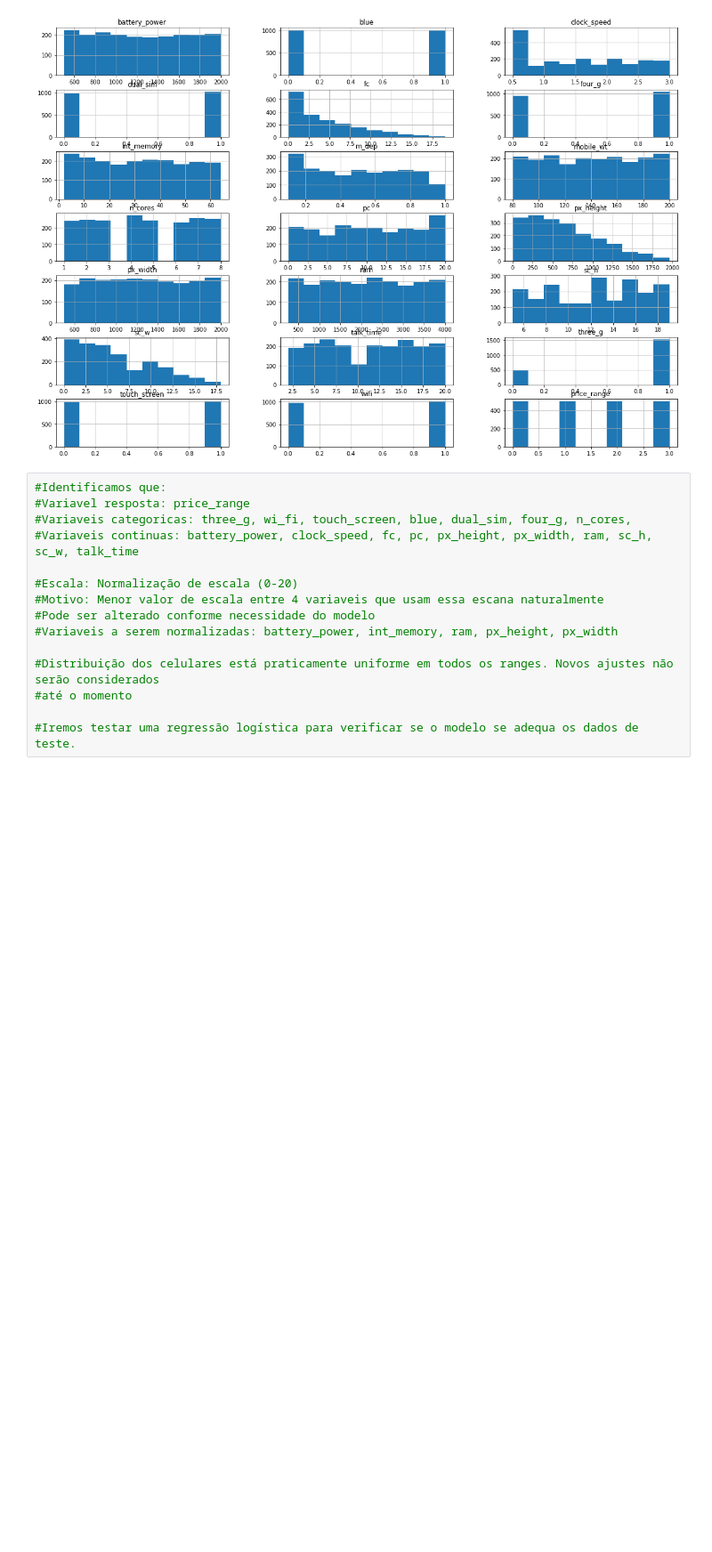
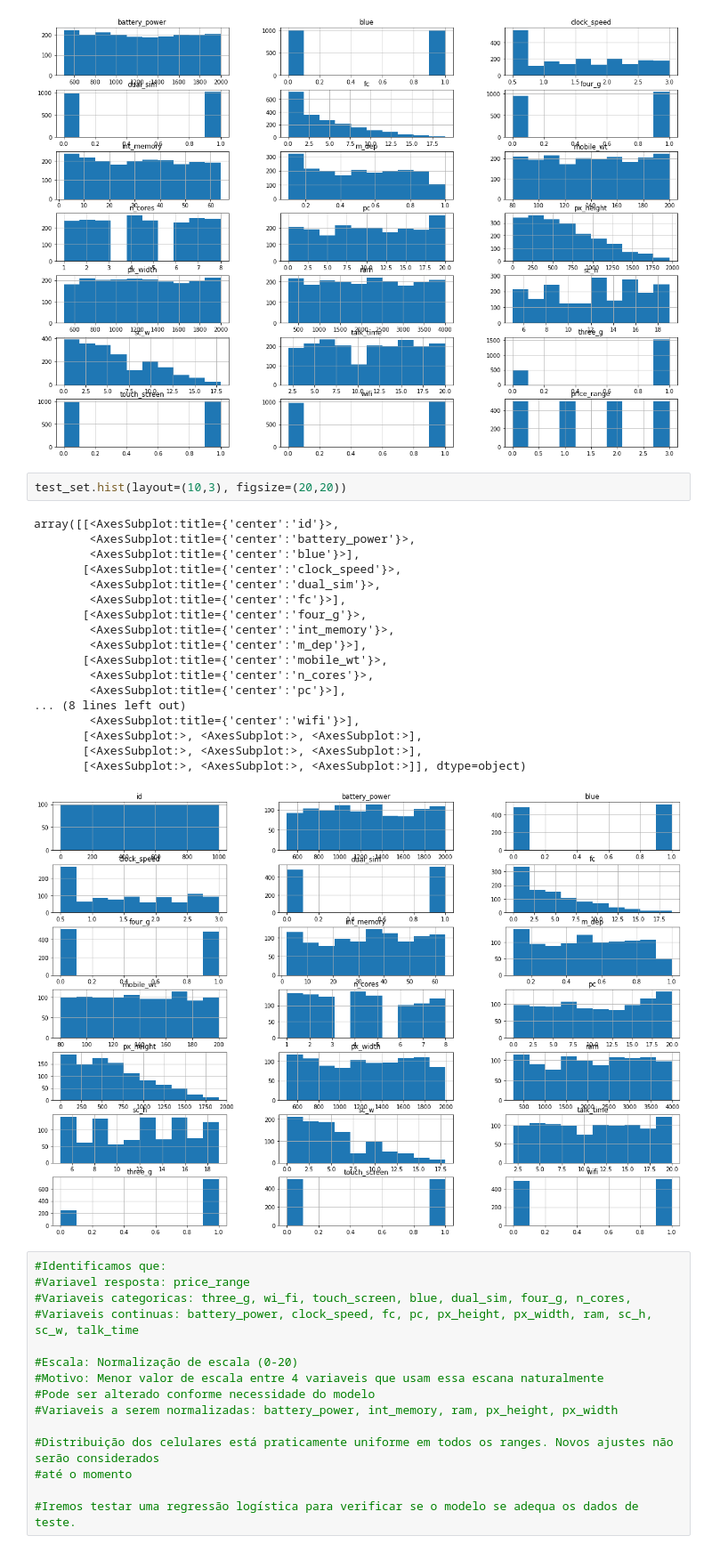
Before and after one commit to ilnen/deep-learning-model1, a Jupyter notebook: deep-learning-model1.ipynb, the cells around one changed output. Shown at 89% size. Cells and saved outputs as stored; diff of their text form; blank space fills up the shorter version.

```diff
--- a/deep-learning-model1.ipynb
+++ b/deep-learning-model1.ipynb
@@ -50,6 +72,27 @@ array([[<AxesSubplot:title={'center':'battery_power'}>,
        [<AxesSubplot:>, <AxesSubplot:>, <AxesSubplot:>],
        [<AxesSubplot:>, <AxesSubplot:>, <AxesSubplot:>]], dtype=object)
 [figure]
+# %%
+test_set.hist(layout=(10,3), figsize=(20,20))
+# %% [output]
+array([[<AxesSubplot:title={'center':'id'}>,
+        <AxesSubplot:title={'center':'battery_power'}>,
+        <AxesSubplot:title={'center':'blue'}>],
+       [<AxesSubplot:title={'center':'clock_speed'}>,
+        <AxesSubplot:title={'center':'dual_sim'}>,
+        <AxesSubplot:title={'center':'fc'}>],
+       [<AxesSubplot:title={'center':'four_g'}>,
+        <AxesSubplot:title={'center':'int_memory'}>,
+        <AxesSubplot:title={'center':'m_dep'}>],
+       [<AxesSubplot:title={'center':'mobile_wt'}>,
+        <AxesSubplot:title={'center':'n_cores'}>,
+        <AxesSubplot:title={'center':'pc'}>],
+... (8 lines left out)
+        <AxesSubplot:title={'center':'wifi'}>],
+       [<AxesSubplot:>, <AxesSubplot:>, <AxesSubplot:>],
+       [<AxesSubplot:>, <AxesSubplot:>, <AxesSubplot:>],
+       [<AxesSubplot:>, <AxesSubplot:>, <AxesSubplot:>]], dtype=object)
+[figure, added]
 # %%
 #Identificamos que:
 #Variavel resposta: price_range
```
Also changed, not shown: parts of 19 cells of this notebook, 1 other file.
